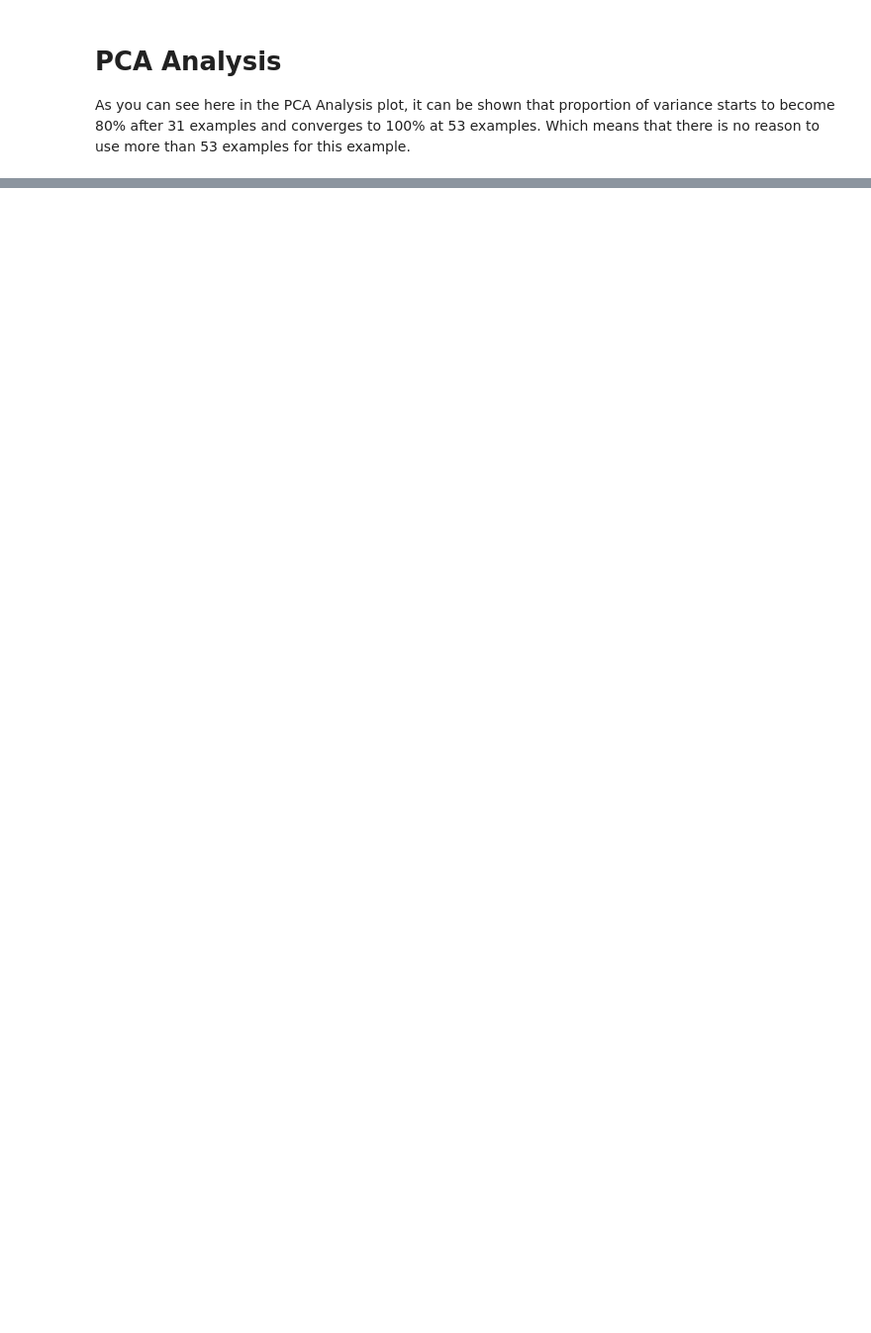
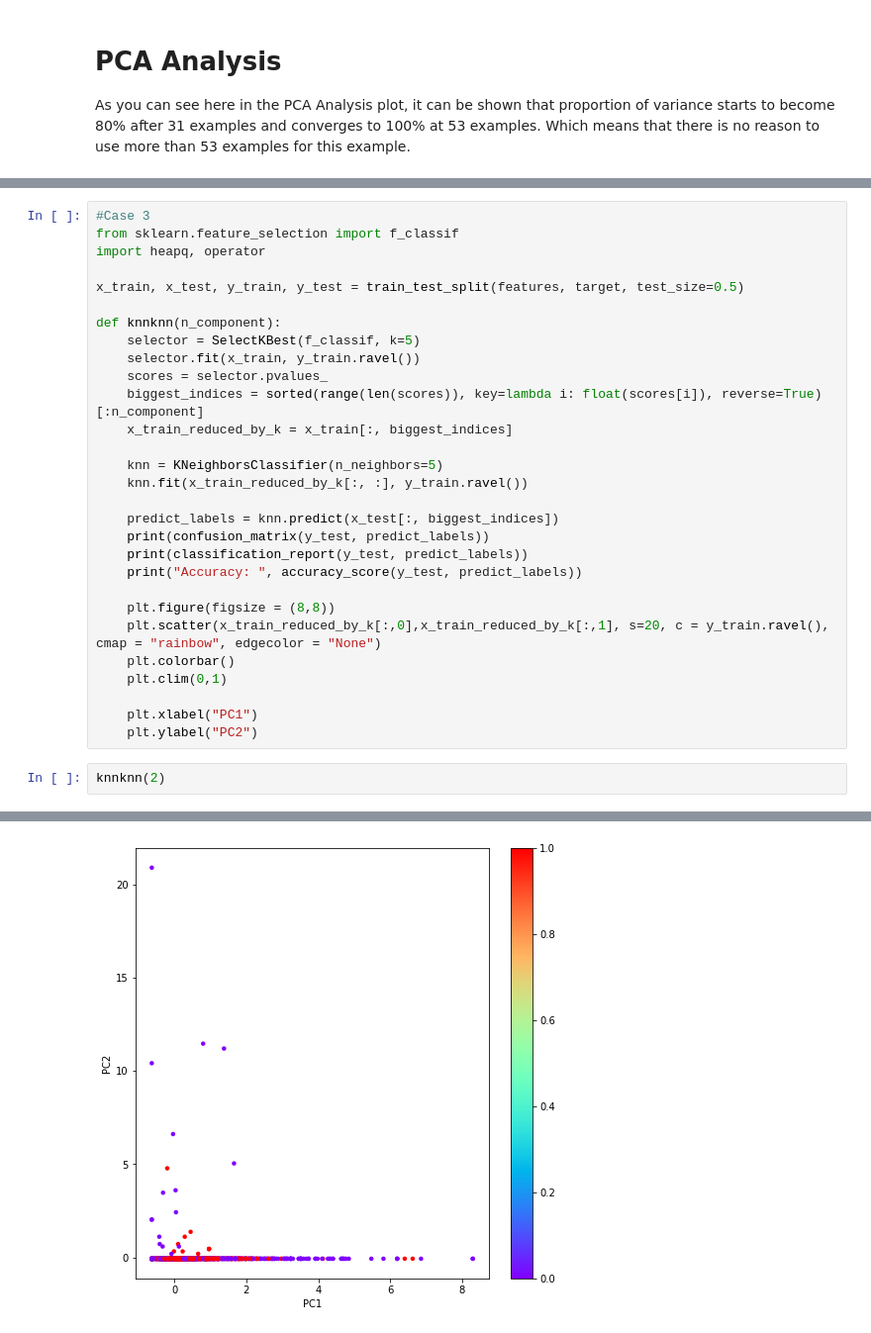
Before and after one commit to erenatas/PCA, a Jupyter notebook: PCA.ipynb, the cells around one changed output, grey strips where cells are left out. Shown at 99% size. Drawn from its saved outputs; the diff is of its cells as text; blank space fills up the shorter version.

```diff
--- a/PCA.ipynb
+++ b/PCA.ipynb
@@ -117,0 +115,32 @@ Accuracy:  0.8547826086956521
+# %%
+#Case 3
+from sklearn.feature_selection import f_classif
+import heapq, operator
+
+x_train, x_test, y_train, y_test = train_test_split(features, target, test_size=0.5)
+
+def knnknn(n_component):
+    selector = SelectKBest(f_classif, k=5)
+    selector.fit(x_train, y_train.ravel())
+    scores = selector.pvalues_
+    biggest_indices = sorted(range(len(scores)), key=lambda i: float(scores[i]), reverse=True)[:n_component]
+    x_train_reduced_by_k = x_train[:, biggest_indices]
+
+    knn = KNeighborsClassifier(n_neighbors=5)
+    knn.fit(x_train_reduced_by_k[:, :], y_train.ravel())
+
+    predict_labels = knn.predict(x_test[:, biggest_indices])
+    print(confusion_matrix(y_test, predict_labels))
+    print(classification_report(y_test, predict_labels))
+    print("Accuracy: ", accuracy_score(y_test, predict_labels))
+
+    plt.figure(figsize = (8,8))
+    plt.scatter(x_train_reduced_by_k[:,0],x_train_reduced_by_k[:,1], s=20, c = y_train.ravel(), cmap = "rainbow", edgecolor = "None")
+    plt.colorbar()
+    plt.clim(0,1)
+
+    plt.xlabel("PC1")
+    plt.ylabel("PC2")
+# %%
+knnknn(2)
+# %% [output]
@@ -117,0 +159 @@ Accuracy:  0.8547826086956521
+[figure, added]
```
Also changed, not shown: parts of 7 cells of this notebook.
